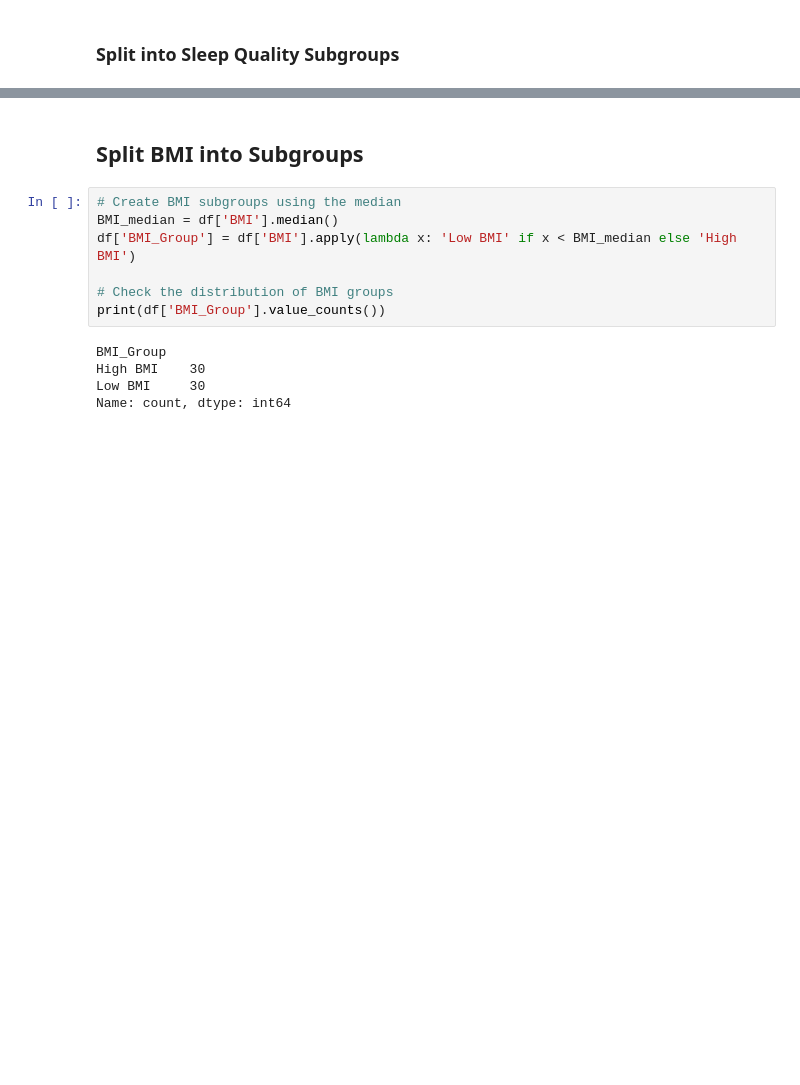
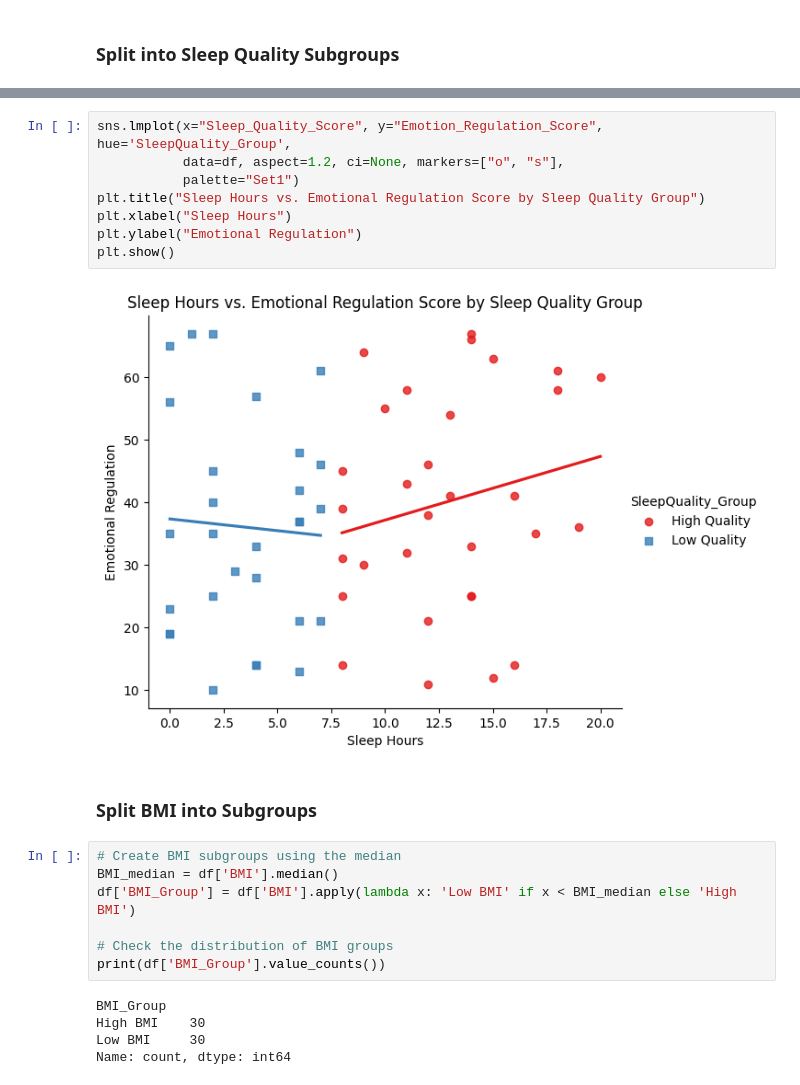
Before and after one commit to cdcoonce/Sleep_Deprivation, a Jupyter notebook: notebooks/EDA.ipynb, the cells around one changed output, grey strips where cells are left out. Cells and saved outputs as stored; diff of their text form; blank space fills up the shorter version.

```diff
--- a/notebooks/EDA.ipynb
+++ b/notebooks/EDA.ipynb
@@ -143,5 +168,15 @@ plt.show()
+# %%
+sns.lmplot(x="Sleep_Quality_Score", y="Emotion_Regulation_Score", hue='SleepQuality_Group',
+           data=df, aspect=1.2, ci=None, markers=["o", "s"],
+           palette="Set1")
+plt.title("Sleep Hours vs. Emotional Regulation Score by Sleep Quality Group")
+plt.xlabel("Sleep Hours")
+plt.ylabel("Emotional Regulation")
+plt.show()
+# %% [output]
+[figure, added]
 # %% [markdown]
-## Split BMI into Subgroups
+### Split BMI into Subgroups
 # %%
 # Create BMI subgroups using the median
 BMI_median = df['BMI'].median()
```
Also changed, not shown: parts of 23 cells of this notebook, 1 other file.
